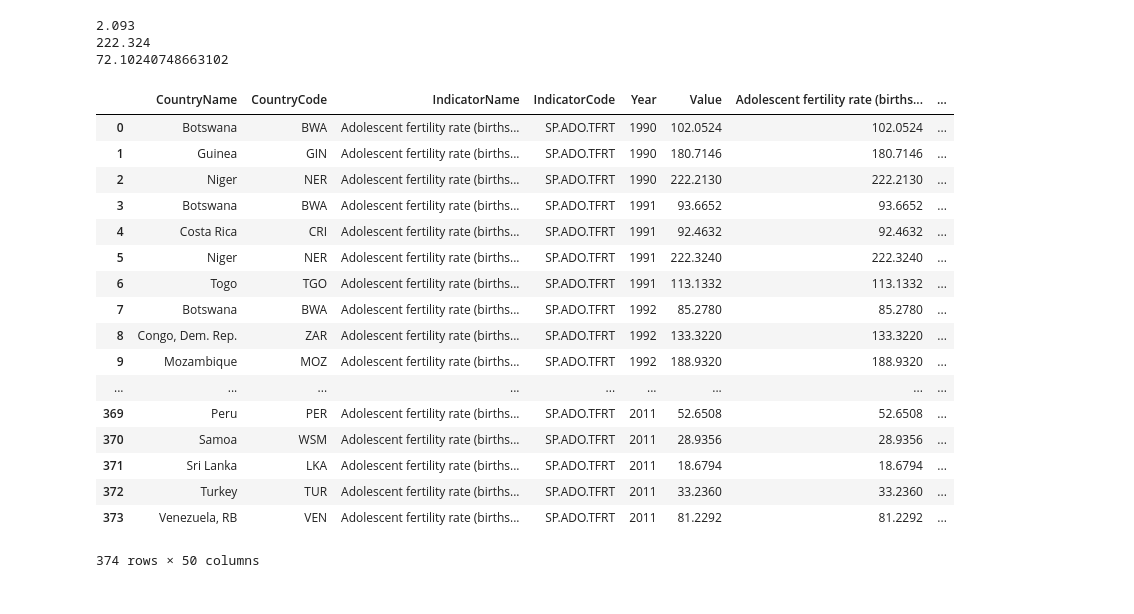
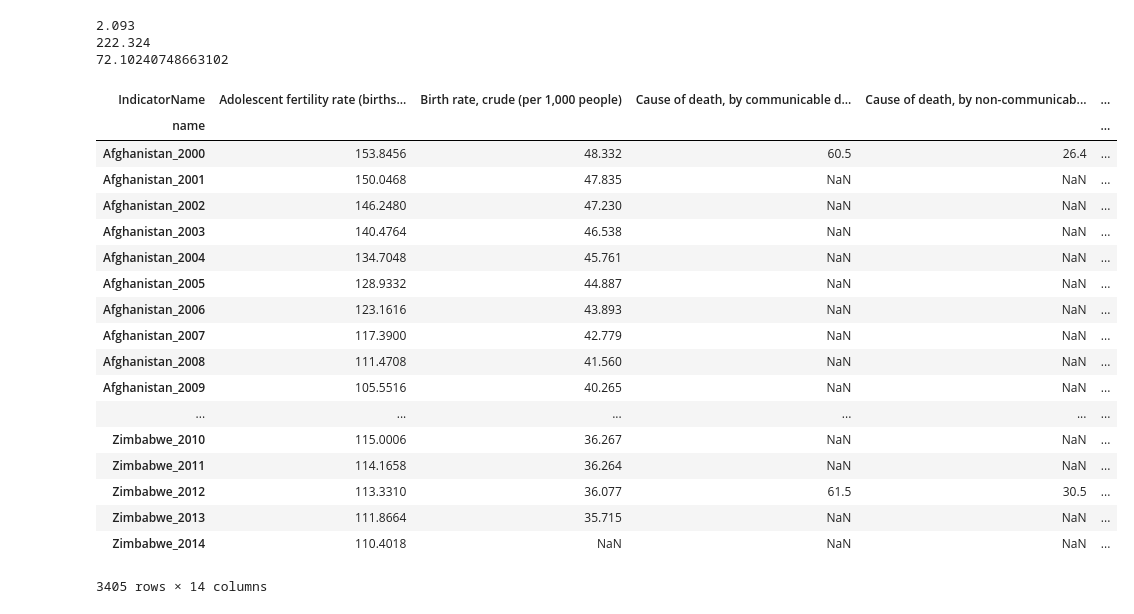
Before and after one commit to soyoungpark9187/ML_termProject, a Jupyter notebook: input/algorithm.ipynb, the cells around one changed output. Saved outputs shown, nothing was run; the diff lists cells and outputs as text; code cells hidden in the pictures.

Commit message:
DBSCAN merged->df

```diff
--- a/input/algorithm.ipynb
+++ b/input/algorithm.ipynb
@@ -97,3 +118,21 @@ rel_columns_8 = ['Adolescent fertility rate (births per 1,000 women ages 15-19)'
 target_id = 'Adolescent fertility rate (births per 1,000 women ages 15-19)';
 
 target = data[data['IndicatorName']==target_id]
+# %%
+# 해당하는 indicator해서 그 데이터 프레임 사용하기 편하게 바꿔주는거
+def transformDf(data, ind):
+    data2000=data[(data['Year'] >= 2000) & (data['Year'] < 2015) ]
+    col8 = data2000[(data2000['IndicatorName'].isin(ind))]
+    col8=col8.reset_index(drop=True)
+
+    name_list = list()
+
+    for i in col8.index:
+        name_list.append( col8.loc[i,'CountryName'] + "_" + str(col8.loc[i,'Year']))
+    col8["name"] = name_list
+    col8=col8.pivot_table(values="Value",index="name",columns="IndicatorName")
+    return col8
+# %%
+df=transformDf(data,rel_columns_8)
+df=df.dropna(subset=[target_id])
+df.head()
@@ -180,35 +252,36 @@ print(merged['Value'].mean())
 72.10240748663102
 # %%
 def make_grade(merged, k):
-    min_value = min(merged['Value'])
-    max_value = max(merged['Value'])
+    min_value = min(merged[target_id])
+    max_value = max(merged[target_id])
     value=(max_value-min_value)/k
     for i in range(k):
-        for j in range(len(merged)):
-            if merged.loc[j, 'Value'] > min_value + value*i and merged.loc[j, 'Value'] < min_value + value*(i+1):
+        for j in merged.index:
+            if merged.loc[j, target_id] >= min_value + value*i and merged.loc[j, target_id] <= min_value + value*(i+1):
                 merged.loc[j, 'grade'] = i
     return merged
 # %%
-make_grade(merged, 5)
+make_grade(df, 5)
 # %% [output]
-|  | CountryName | CountryCode | IndicatorName | IndicatorCode | Year | Value | Adolescent fertility rate (births... | ... |
-| 0 | Botswana | BWA | Adolescent fertility rate (births... | SP.ADO.TFRT | 1990 | 102.0524 | 102.0524 | ... |
-| 1 | Guinea | GIN | Adolescent fertility rate (births... | SP.ADO.TFRT | 1990 | 180.7146 | 180.7146 | ... |
-| 2 | Niger | NER | Adolescent fertility rate (births... | SP.ADO.TFRT | 1990 | 222.2130 | 222.2130 | ... |
-| 3 | Botswana | BWA | Adolescent fertility rate (births... | SP.ADO.TFRT | 1991 | 93.6652 | 93.6652 | ... |
-| 4 | Costa Rica | CRI | Adolescent fertility rate (births... | SP.ADO.TFRT | 1991 | 92.4632 | 92.4632 | ... |
-| 5 | Niger | NER | Adolescent fertility rate (births... | SP.ADO.TFRT | 1991 | 222.3240 | 222.3240 | ... |
-| 6 | Togo | TGO | Adolescent fertility rate (births... | SP.ADO.TFRT | 1991 | 113.1332 | 113.1332 | ... |
-| 7 | Botswana | BWA | Adolescent fertility rate (births... | SP.ADO.TFRT | 1992 | 85.2780 | 85.2780 | ... |
-| 8 | Congo, Dem. Rep. | ZAR | Adolescent fertility rate (births... | SP.ADO.TFRT | 1992 | 133.3220 | 133.3220 | ... |
-| 9 | Mozambique | MOZ | Adolescent fertility rate (births... | SP.ADO.TFRT | 1992 | 188.9320 | 188.9320 | ... |
-| ... | ... | ... | ... | ... | ... | ... | ... | ... |
-| 369 | Peru | PER | Adolescent fertility rate (births... | SP.ADO.TFRT | 2011 | 52.6508 | 52.6508 | ... |
-| 370 | Samoa | WSM | Adolescent fertility rate (births... | SP.ADO.TFRT | 2011 | 28.9356 | 28.9356 | ... |
-| 371 | Sri Lanka | LKA | Adolescent fertility rate (births... | SP.ADO.TFRT | 2011 | 18.6794 | 18.6794 | ... |
-| 372 | Turkey | TUR | Adolescent fertility rate (births... | SP.ADO.TFRT | 2011 | 33.2360 | 33.2360 | ... |
-| 373 | Venezuela, RB | VEN | Adolescent fertility rate (births... | SP.ADO.TFRT | 2011 | 81.2292 | 81.2292 | ... |
+| IndicatorName | Adolescent fertility rate (births... | Birth rate, crude (per 1,000 people) | Cause of death, by communicable d... | Cause of death, by non-communicab... | ... |
+| name |  |  |  |  | ... |
+| Afghanistan_2000 | 153.8456 | 48.332 | 60.5 | 26.4 | ... |
+| Afghanistan_2001 | 150.0468 | 47.835 | NaN | NaN | ... |
+| Afghanistan_2002 | 146.2480 | 47.230 | NaN | NaN | ... |
+| Afghanistan_2003 | 140.4764 | 46.538 | NaN | NaN | ... |
+| Afghanistan_2004 | 134.7048 | 45.761 | NaN | NaN | ... |
+| Afghanistan_2005 | 128.9332 | 44.887 | NaN | NaN | ... |
+| Afghanistan_2006 | 123.1616 | 43.893 | NaN | NaN | ... |
+| Afghanistan_2007 | 117.3900 | 42.779 | NaN | NaN | ... |
+| Afghanistan_2008 | 111.4708 | 41.560 | NaN | NaN | ... |
+| Afghanistan_2009 | 105.5516 | 40.265 | NaN | NaN | ... |
+| ... | ... | ... | ... | ... | ... |
+| Zimbabwe_2010 | 115.0006 | 36.267 | NaN | NaN | ... |
+| Zimbabwe_2011 | 114.1658 | 36.264 | NaN | NaN | ... |
+| Zimbabwe_2012 | 113.3310 | 36.077 | 61.5 | 30.5 | ... |
+| Zimbabwe_2013 | 111.8664 | 35.715 | NaN | NaN | ... |
+| Zimbabwe_2014 | 110.4018 | NaN | NaN | NaN | ... |
-374 rows × 50 columns
+3405 rows × 14 columns
 # %%
 # label encode categorical data
 def labelEncode():
```
Also changed, not shown: parts of 14 cells of this notebook.
